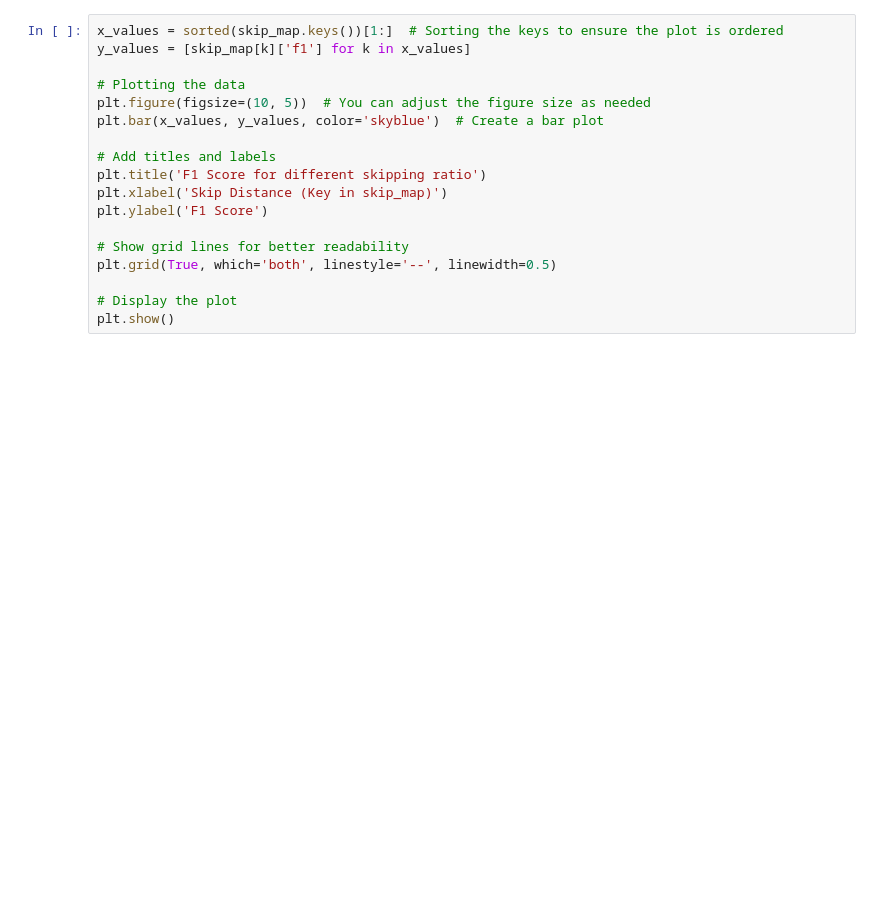
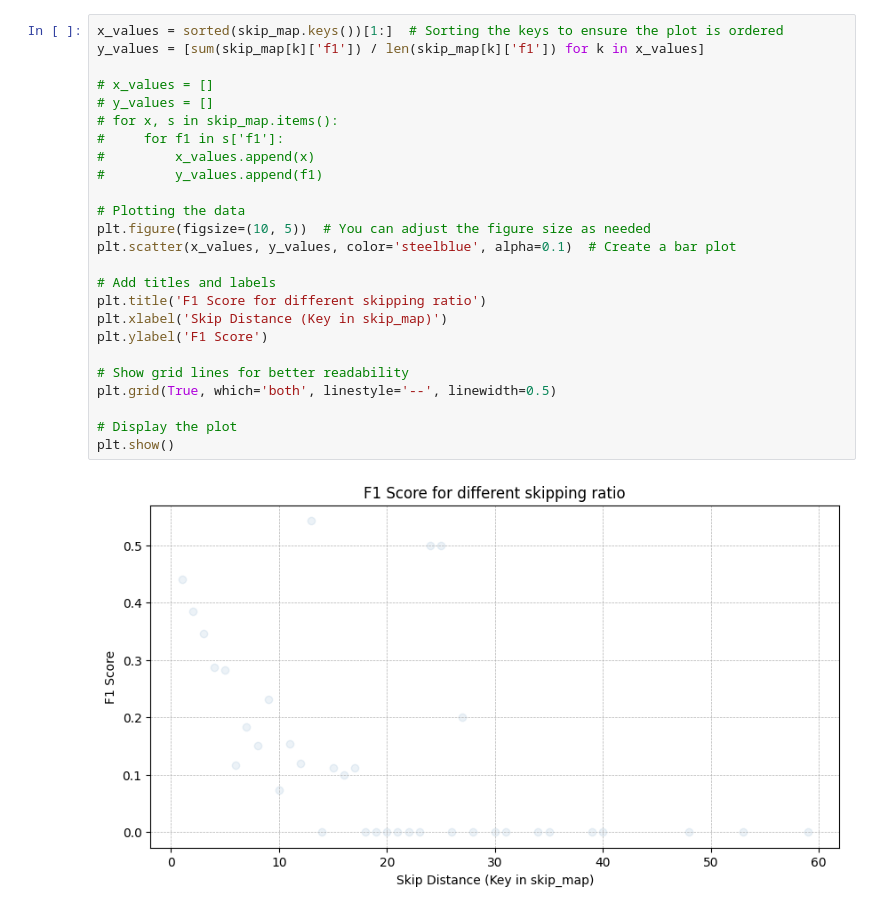
Before and after one commit to apperception-db/spatialyze, a Jupyter notebook: outputs/run/exit_frame_analysis.ipynb, the cells around one changed output. Saved outputs shown, nothing was run; the diff lists cells and outputs as text; blank space fills up the shorter version.

```diff
--- a/outputs/run/exit_frame_analysis.ipynb
+++ b/outputs/run/exit_frame_analysis.ipynb
@@ -131,18 +161,27 @@ plt.show()
 # %%
 x_values = sorted(skip_map.keys())[1:]  # Sorting the keys to ensure the plot is ordered
-y_values = [skip_map[k]['f1'] for k in x_values]
+y_values = [sum(skip_map[k]['f1']) / len(skip_map[k]['f1']) for k in x_values]
+
+# x_values = []
+# y_values = []
+# for x, s in skip_map.items():
+#     for f1 in s['f1']:
+#         x_values.append(x)
+#         y_values.append(f1)
 
 # Plotting the data
 plt.figure(figsize=(10, 5))  # You can adjust the figure size as needed
-plt.bar(x_values, y_values, color='skyblue')  # Create a bar plot
+plt.scatter(x_values, y_values, color='steelblue', alpha=0.1)  # Create a bar plot
 
 # Add titles and labels
 plt.title('F1 Score for different skipping ratio')
 plt.xlabel('Skip Distance (Key in skip_map)')
 plt.ylabel('F1 Score')
 
 # Show grid lines for better readability
 plt.grid(True, which='both', linestyle='--', linewidth=0.5)
 
 # Display the plot
 plt.show()
+# %% [output]
+[figure, added]
```
Also changed, not shown: parts of 4 cells of this notebook.
